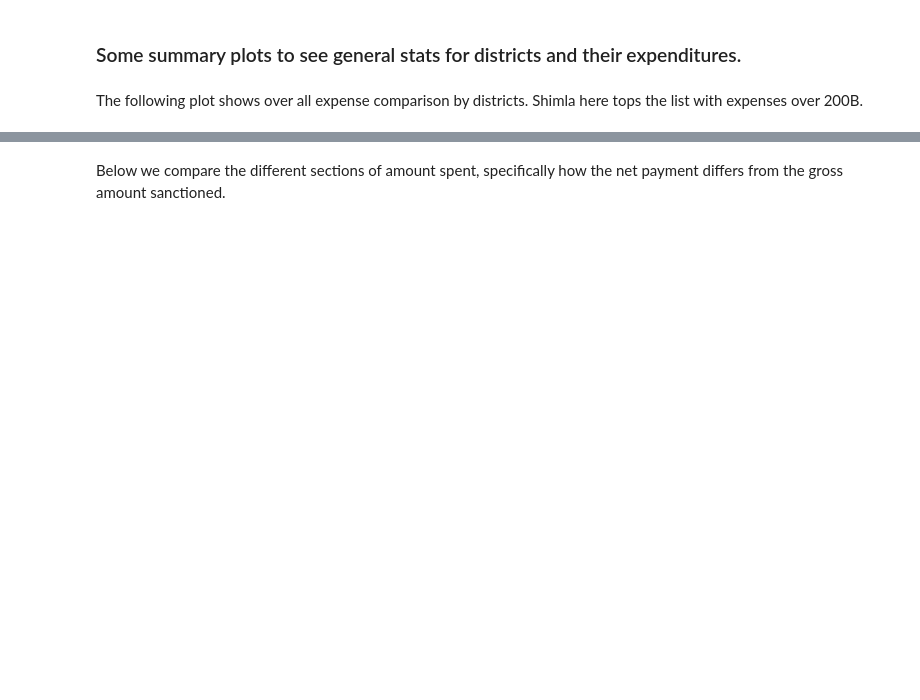
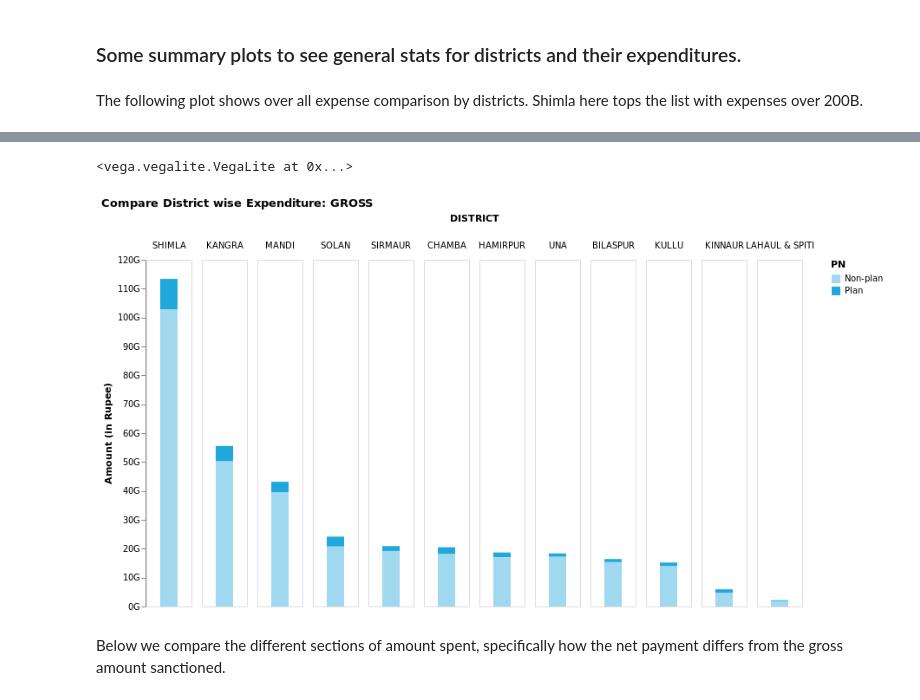
Before and after one commit to curioswati/hp-treasury-eda, a Jupyter notebook: reports/Summary Plots.ipynb, the cells around one changed output, grey strips where cells are left out. Saved outputs shown, nothing was run; the diff lists cells and outputs as text; code cells hidden in the pictures; blank space fills up the shorter version.

```diff
--- a/reports/Summary Plots.ipynb
+++ b/reports/Summary Plots.ipynb
@@ -11,3 +53,8 @@ analysis_plot.plot_district_ranking_for_category('GROSS')
+# %%
+analysis_plot.plot_pn_expenditure('GROSS')
+# %% [output]
+<vega.vegalite.VegaLite at 0x...>
+[figure, added]
 # %% [markdown]
 Below we compare the different sections of amount spent, specifically how the net payment differs from the gross amount sanctioned.
 # %%
```
Also changed, not shown: parts of 8 cells of this notebook.
